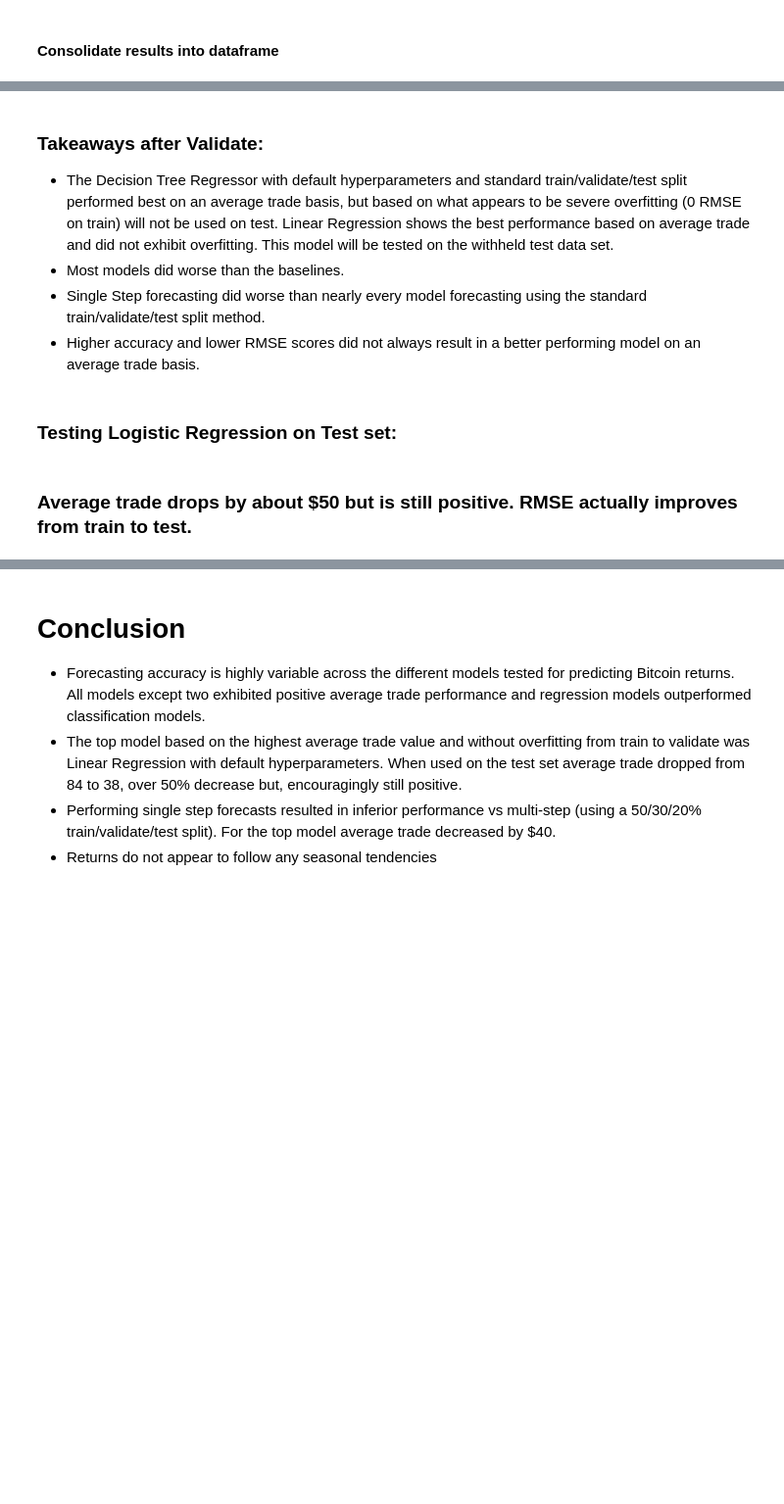
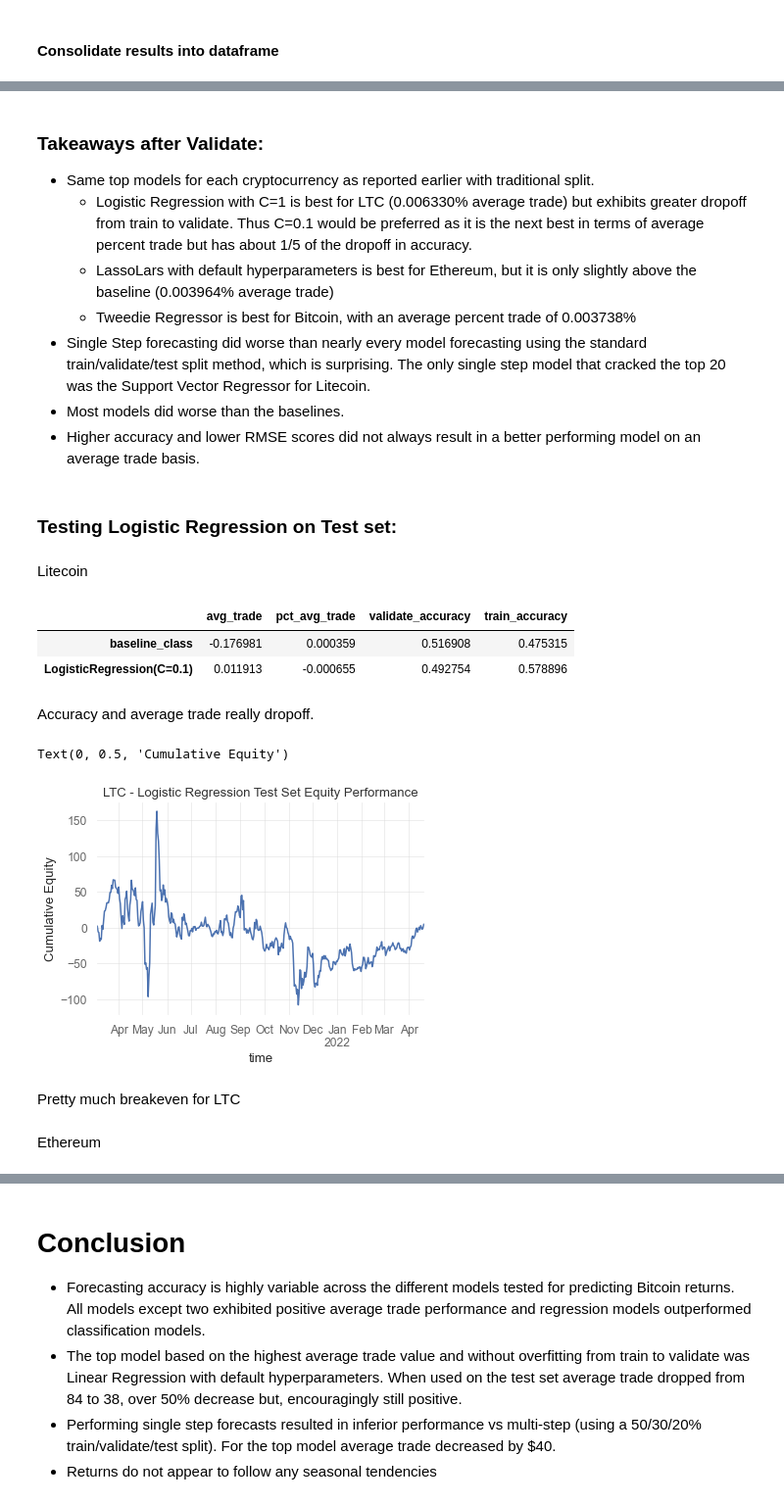
Before and after one commit to jesse-d-marder/crypto-forecast, a Jupyter notebook: predict_crypto.ipynb, the cells around one changed output, grey strips where cells are left out. Shown: that part at 98% size. Saved outputs shown, nothing was run; the diff lists cells and outputs as text; code cells hidden in the pictures; blank space fills up the shorter version.

Commit message:
Update with equity curves for all currencies  on test

```diff
--- a/predict_crypto.ipynb
+++ b/predict_crypto.ipynb
@@ -751,8 +675,11 @@ avg_trade_model_results.sort_values(by='avg_trade',ascending=False).head(8)
 # %% [markdown]
 ### Takeaways after Validate:
-- The Decision Tree Regressor with default hyperparameters and standard train/validate/test split performed best on an average trade basis, but based on what appears to be severe overfitting (0 RMSE on train) will not be used on test. Linear Regression shows the best performance based on average trade and did not exhibit overfitting. This model will be tested on the withheld test data set.
+- Same top models for each cryptocurrency as reported earlier with traditional split.
+    - Logistic Regression with C=1 is best for LTC (0.006330% average trade) but exhibits greater dropoff from train to validate. Thus C=0.1 would be preferred as it is the next best in terms of average percent trade but has about 1/5 of the dropoff in accuracy.
+    - LassoLars with default hyperparameters is best for Ethereum, but it is only slightly above the baseline (0.003964% average trade)
+    - Tweedie Regressor is best for Bitcoin, with an average percent trade of 0.003738%
+- Single Step forecasting did worse than nearly every model forecasting using the standard train/validate/test split method, which is surprising. The only single step model that cracked the top 20 was the Support Vector Regressor for Litecoin.
 - Most models did worse than the baselines.
-- Single Step forecasting did worse than nearly every model forecasting using the standard train/validate/test split method.
 - Higher accuracy and lower RMSE scores did not always result in a better performing model on an average trade basis.
 # %% [markdown]
 ### Testing Logistic Regression on Test set:
@@ -768,4 +686,30 @@ avg_trade, test_results =  model.calculate_classification_results(models, accura
+# %% [markdown]
+Litecoin
+# %%
+models = [LogisticRegression(C=0.1)]
+
+# Setup y_test for regression target
+y_train = split_data['LTC_USD'][0][['fwd_close_positive']]
+y_test = split_data['LTC_USD'][2]['fwd_close_positive']
+accuracies_train, accuracies_test, y_train, y_test = model.predict_classification(models, split_data['LTC_USD'][0], split_data['LTC_USD'][2], split_data['LTC_USD'][2], features_to_use, features_to_scale, perform_feature_selection=False)
+
+avg_trade, test_results =  model.calculate_classification_results(models, accuracies_train, accuracies_test, split_data['LTC_USD'][2], y_test)
+
+avg_trade
+# %% [output]
+|  | avg_trade | pct_avg_trade | validate_accuracy | train_accuracy |
+| baseline_class | -0.176981 | 0.000359 | 0.516908 | 0.475315 |
+| LogisticRegression(C=0.1) | 0.011913 | -0.000655 | 0.492754 | 0.578896 |
+# %% [markdown]
+Accuracy and average trade really dropoff.
 # %%
 test_results['LogisticRegression(C=0.1)_ret'].cumsum().plot()
+plt.title('LTC - Logistic Regression Test Set Equity Performance')
+plt.ylabel('Cumulative Equity')
+# %% [output]
+Text(0, 0.5, 'Cumulative Equity')
+[figure, added]
-# %% [markdown]
-### Average trade drops by about $50 but is still positive. RMSE actually improves from train to test.
+# %% [markdown]
+Pretty much breakeven for LTC
+# %% [markdown]
+Ethereum
```
Also changed, not shown: parts of 34 cells of this notebook.
